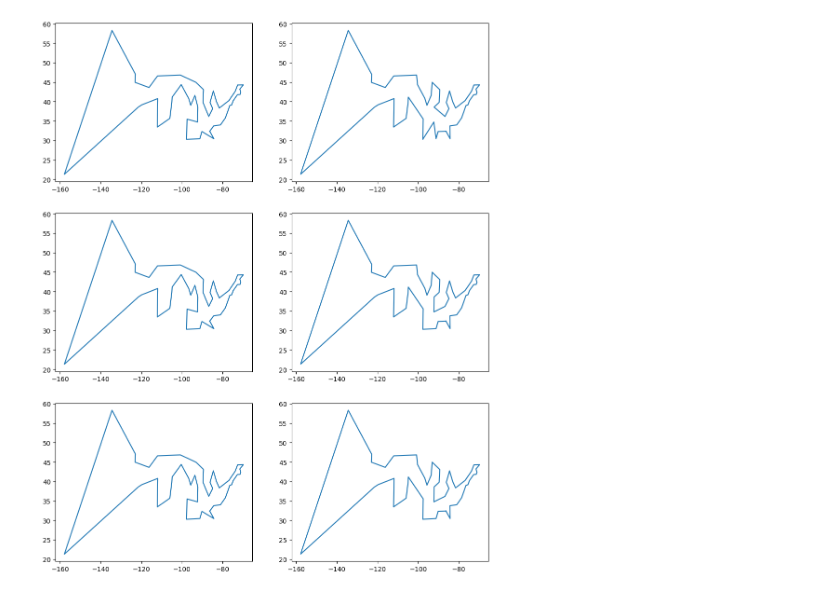
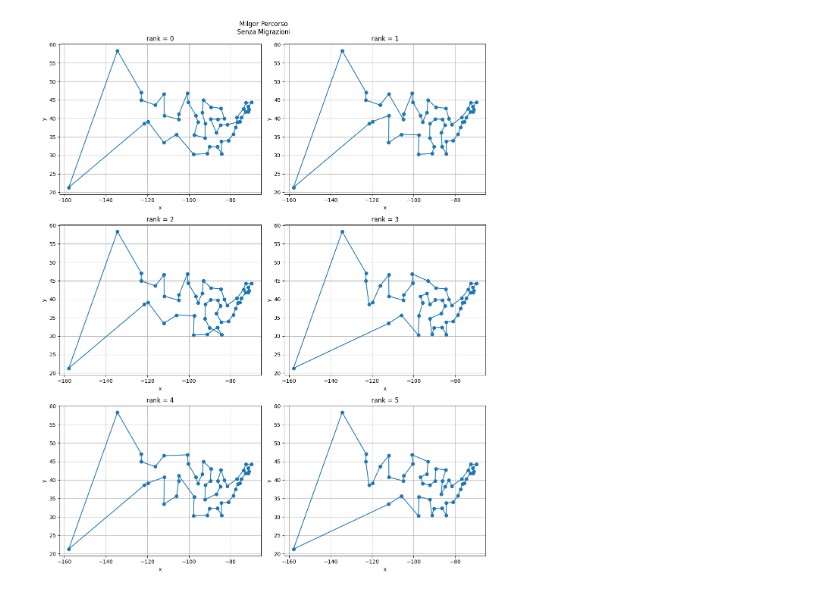
Before and after one commit to sergio-egm/lsn_delivery_exercises, a Jupyter notebook: es10/LSN_Exercises_10.ipynb, the cells around one changed output. Saved outputs shown, nothing was run; the diff lists cells and outputs as text; code cells hidden in the pictures.

```diff
--- a/es10/LSN_Exercises_10.ipynb
+++ b/es10/LSN_Exercises_10.ipynb
@@ -13,0 +92,23 @@ plt.show()
+# %%
+fig,ax=plt.subplots(3,2,figsize=(12,15))
+ax=np.reshape(ax,N)
+
+for i in range(N):
+    migrat=np.loadtxt("Migration/output"+str(i)+".dat")
+    migrat=np.append(migrat,migrat[0])
+    migrat=np.reshape(migrat,(int(np.shape(migrat)[0]/2),2))
+    ax[i].plot(migrat[:,0],migrat[:,1],label="Con Migrazioni",marker='o',color="orange")
+
+    ax[i].set(
+        xlabel="x",
+        ylabel="y"
+    )
+
+    ax[i].set_title("rank = "+str(i))
+
+    ax[i].grid(True)
+
+fig.suptitle(f"Milgor Percorso\nCon Migrazioni")
+
+plt.tight_layout()
+plt.show()
@@ -14,12 +117,25 @@ plt.show()
 # %%
 fig,ax=plt.subplots(3,2,figsize=(12,15))
 ax=np.reshape(ax,N)
+
 for i in range(N):
-    data=np.loadtxt("output"+str(i)+".dat")
-    data=np.append(data,data[0])
-    data=np.reshape(data,(int(np.shape(data)[0]/2),2))
-    ax[i].plot(data[:,0],data[:,1],zorder=1)
+    single=np.loadtxt("Single/output"+str(i)+".dat")
+    single=np.append(single,single[0])
+    single=np.reshape(single,(int(np.shape(single)[0]/2),2))
+    ax[i].plot(single[:,0],single[:,1],label="Senza Migrazioni",marker='o')
 
+    ax[i].set(
+        xlabel="x",
+        ylabel="y"
+    )
+
+    ax[i].set_title("rank = "+str(i))
+
+    ax[i].grid(True)
+
+fig.suptitle(f"Milgor Percorso\nSenza Migrazioni")
+
+plt.tight_layout()
 plt.show()
 # %% [output]
-[figure, old version]
+[figure, new version]
```
Also changed, not shown: parts of 5 cells of this notebook, 40 other files.
